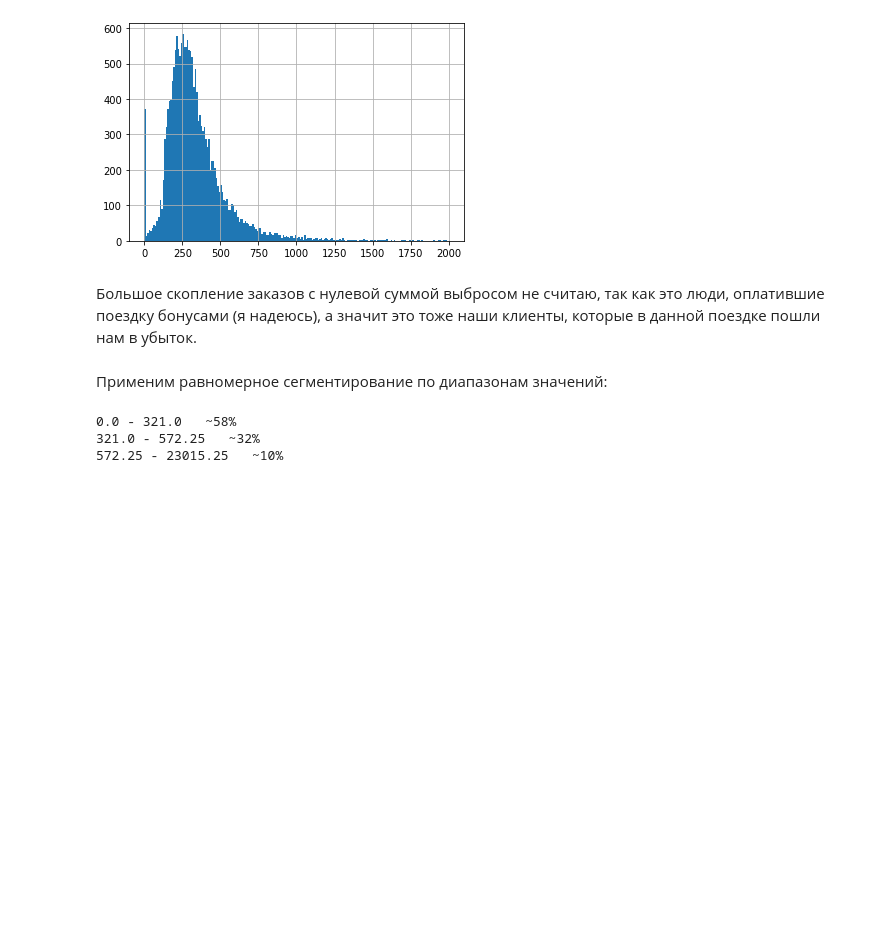
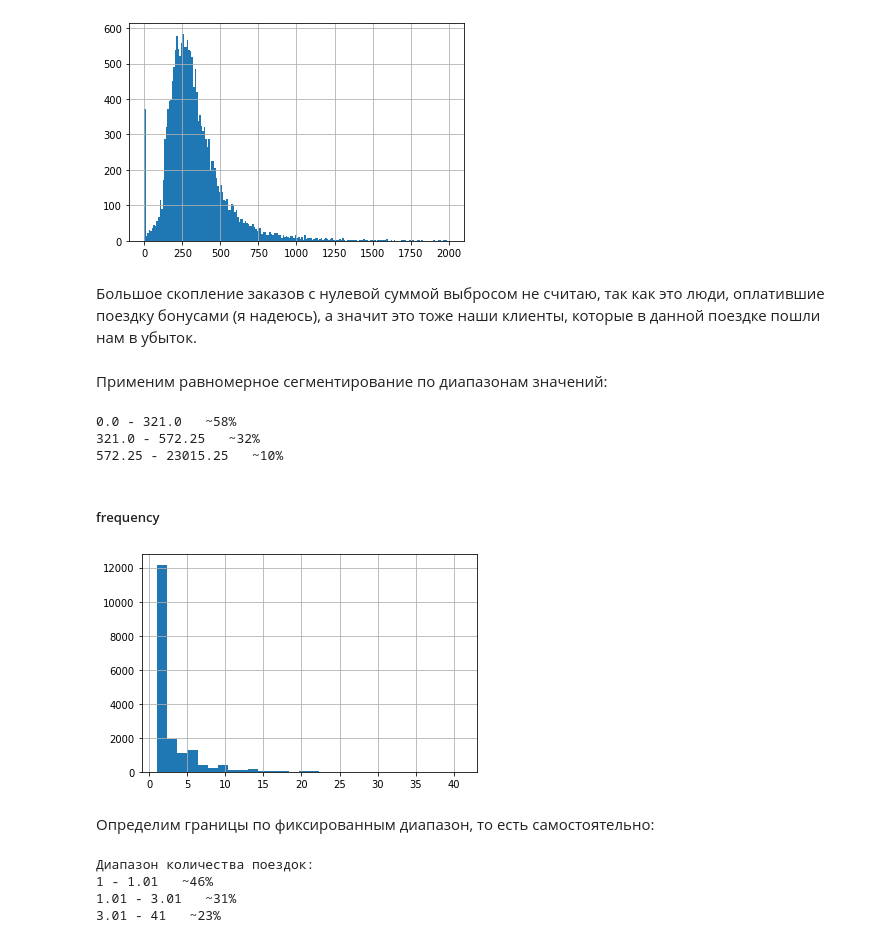
Before and after one commit to ivan-analytics/TP-Data-Analytics, a Jupyter notebook: hw-4/RFM-segmentation-analysis.ipynb, the cells around one changed output. Drawn from its saved outputs; the diff is of its cells as text; code cells hidden in the pictures; blank space fills up the shorter version.

```diff
--- a/hw-4/RFM-segmentation-analysis.ipynb
+++ b/hw-4/RFM-segmentation-analysis.ipynb
@@ -129,3 +137,27 @@ print('{} - {}   ~{}%'.format(border_2, monetary.max(), 10))
 0.0 - 321.0   ~58%
 321.0 - 572.25   ~32%
 572.25 - 23015.25   ~10%
+# %% [markdown]
+##### frequency
+# %%
+frequency.hist(bins = 30)
+plt.show()
+# %% [output]
+[figure, added]
+# %% [markdown]
+Определим границы по фиксированным диапазон, то есть самостоятельно:
+# %%
+border_1 = 1.01
+border_2 = 3.01
+
+print('Диапазон количества поездок:')
+print('{} - {}   ~{}%'.format(frequency.min(), border_1, 46))
+print('{} - {}   ~{}%'.format(border_1, border_2, 77 - 46))
+print('{} - {}   ~{}%'.format(border_2, frequency.max(), 100 - 77))
+
+borders['frequency'] = [[frequency.min(), border_1], [border_1, border_2], [border_2, frequency.max()]]
+# %% [output]
+Диапазон количества поездок:
+1 - 1.01   ~46%
+1.01 - 3.01   ~31%
+3.01 - 41   ~23%
```
Also changed, not shown: parts of 35 cells of this notebook.
